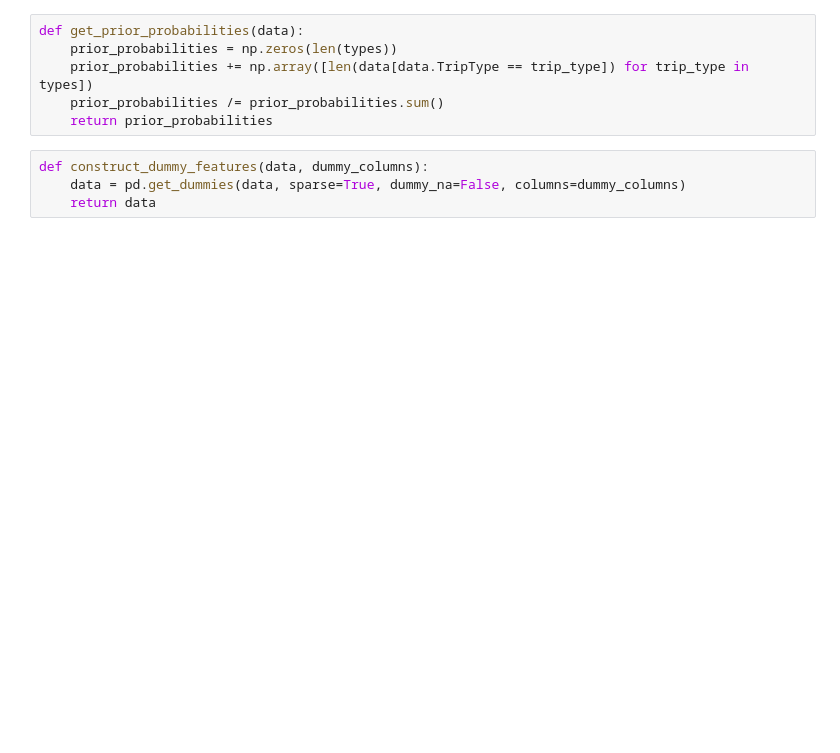
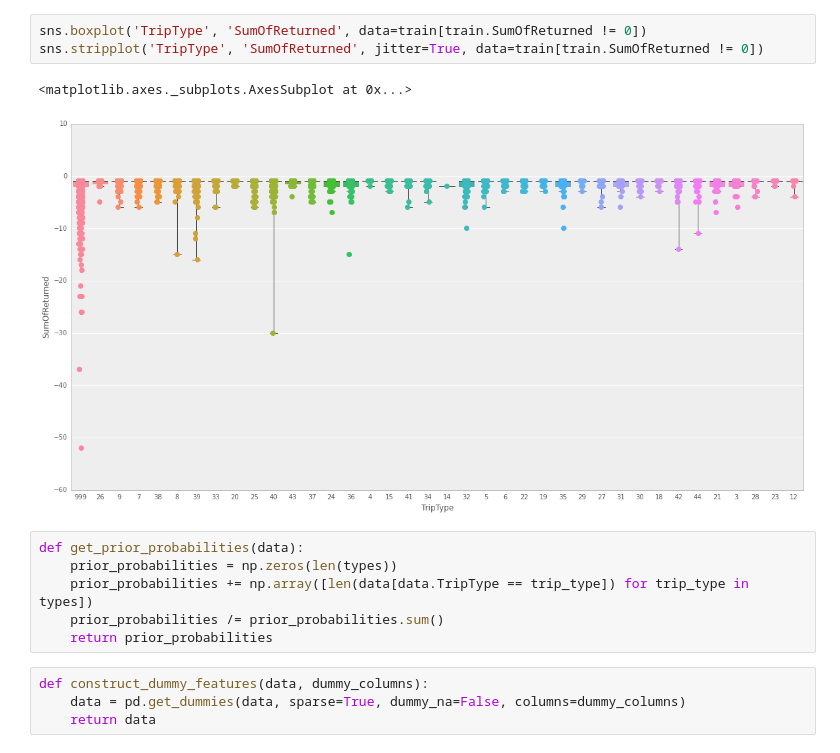
Before and after one commit to shayakhmetov/walmart-trip-type, a Jupyter notebook: walmart.ipynb, the cells around one changed output. Cells and saved outputs as stored; diff of their text form; blank space fills up the shorter version.

```diff
--- a/walmart.ipynb
+++ b/walmart.ipynb
@@ -29,3 +43,9 @@ test = test.groupby('VisitNumber').agg({'Weekday': at, 'ScanCount': at, 'Departm
+# %%
+sns.boxplot('TripType', 'SumOfReturned', data=train[train.SumOfReturned != 0])
+sns.stripplot('TripType', 'SumOfReturned', jitter=True, data=train[train.SumOfReturned != 0])
+# %% [output]
+<matplotlib.axes._subplots.AxesSubplot at 0x...>
+[figure, added]
 # %%
 def get_prior_probabilities(data):
     prior_probabilities = np.zeros(len(types))
```
Also changed, not shown: parts of 10 cells of this notebook.
